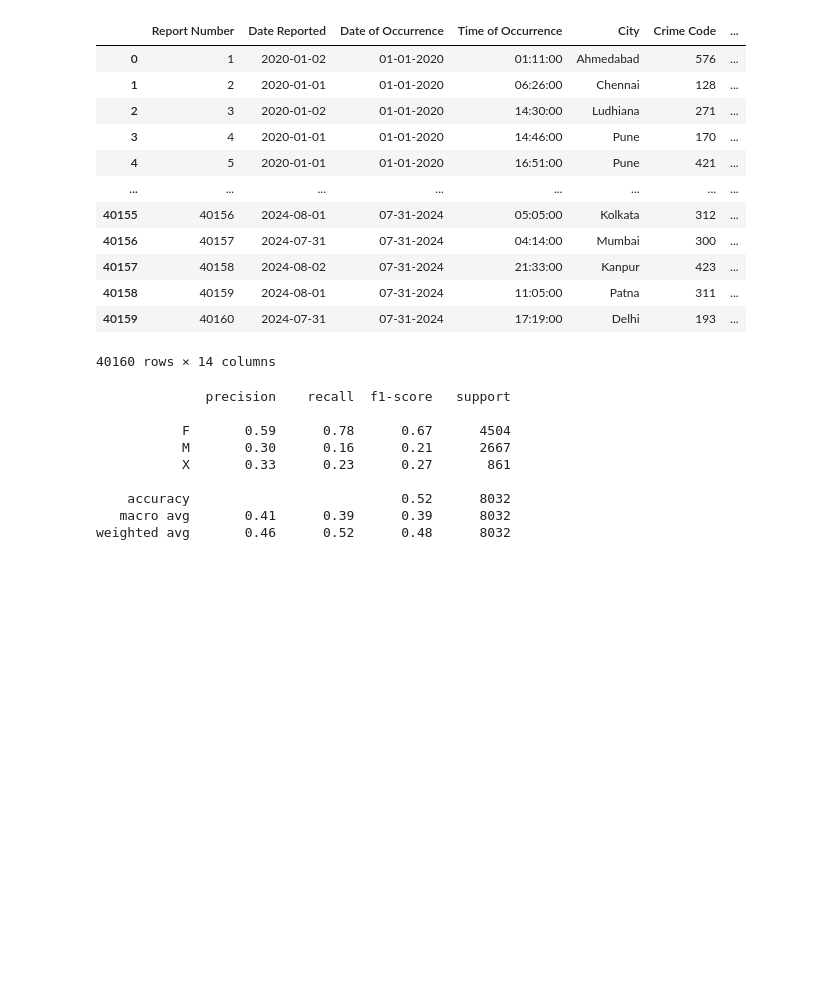
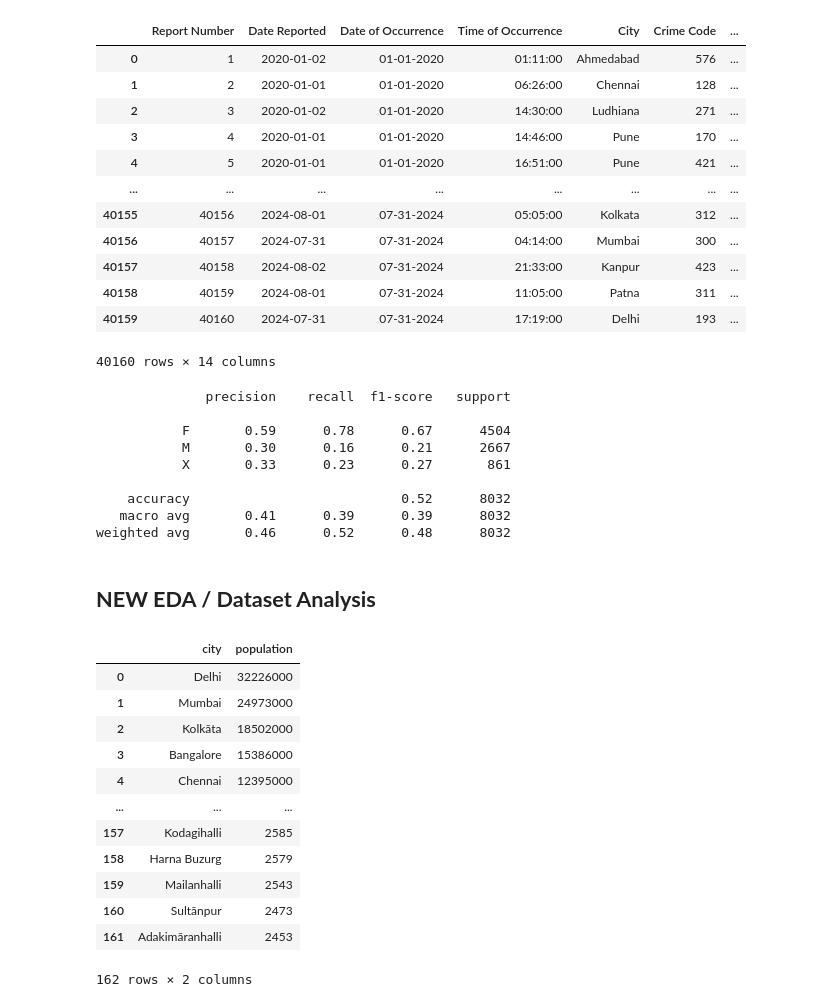
Before and after one commit to aadhyanav/india_crimes_analysis_2023, a Jupyter notebook: india_crimes.ipynb, the cells around one changed output. Saved outputs shown, nothing was run; the diff lists cells and outputs as text; code cells hidden in the pictures; blank space fills up the shorter version.

```diff
--- a/india_crimes.ipynb
+++ b/india_crimes.ipynb
@@ -406,3 +424,21 @@ print(classification_report(y_test, y_pred, target_names=class_names))
     accuracy                           0.52      8032
    macro avg       0.41      0.39      0.39      8032
 weighted avg       0.46      0.52      0.48      8032
+# %% [markdown]
+## **NEW EDA / Dataset Analysis**
+# %%
+pop_data
+# %% [output]
+|  | city | population |
+| 0 | Delhi | 32226000 |
+| 1 | Mumbai | 24973000 |
+| 2 | Kolkāta | 18502000 |
+| 3 | Bangalore | 15386000 |
+| 4 | Chennai | 12395000 |
+| ... | ... | ... |
+| 157 | Kodagihalli | 2585 |
+| 158 | Harna Buzurg | 2579 |
+| 159 | Mailanhalli | 2543 |
+| 160 | Sultānpur | 2473 |
+| 161 | Adakimāranhalli | 2453 |
+162 rows × 2 columns
```
Also changed, not shown: parts of 5 cells of this notebook, 1 other file.
